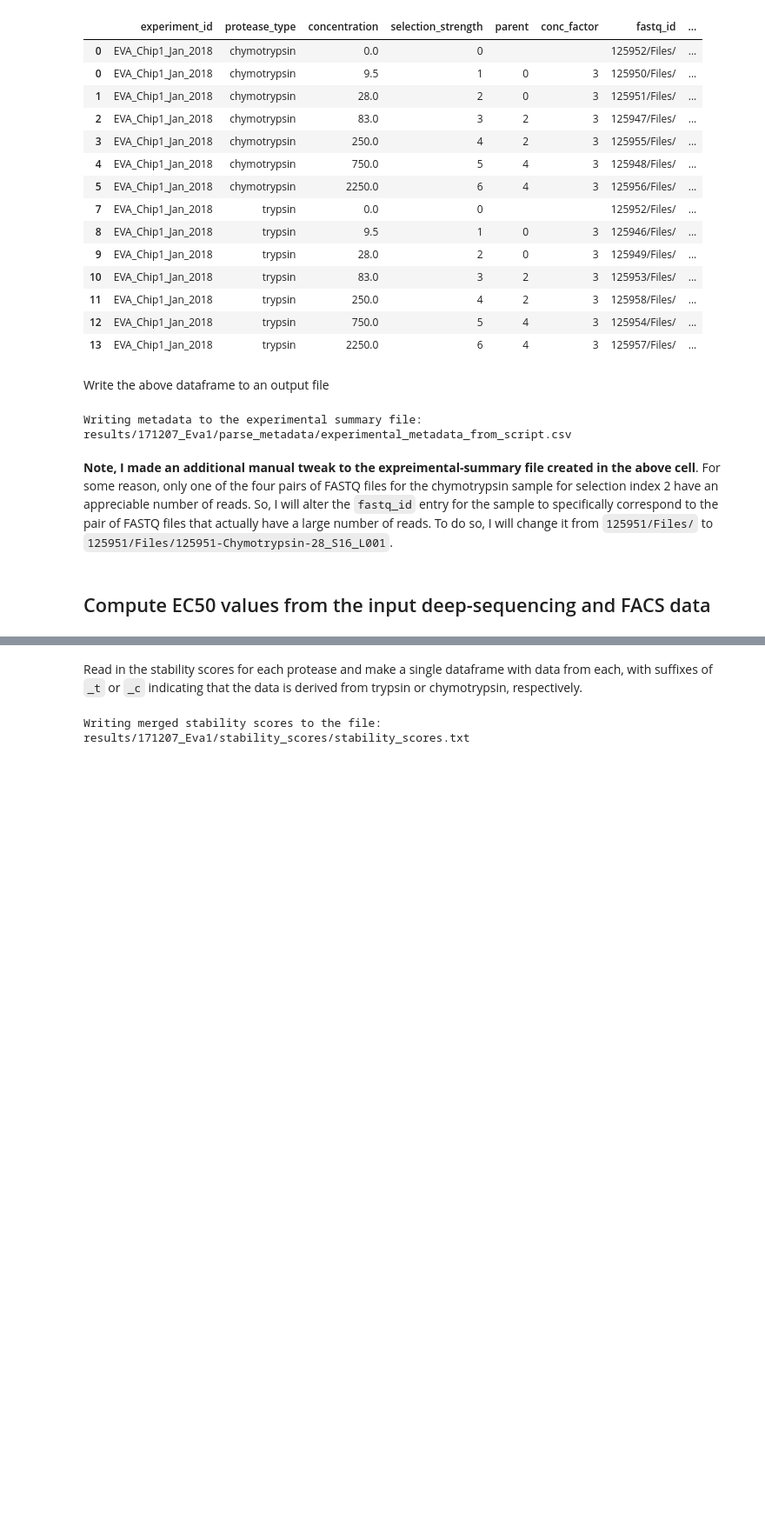
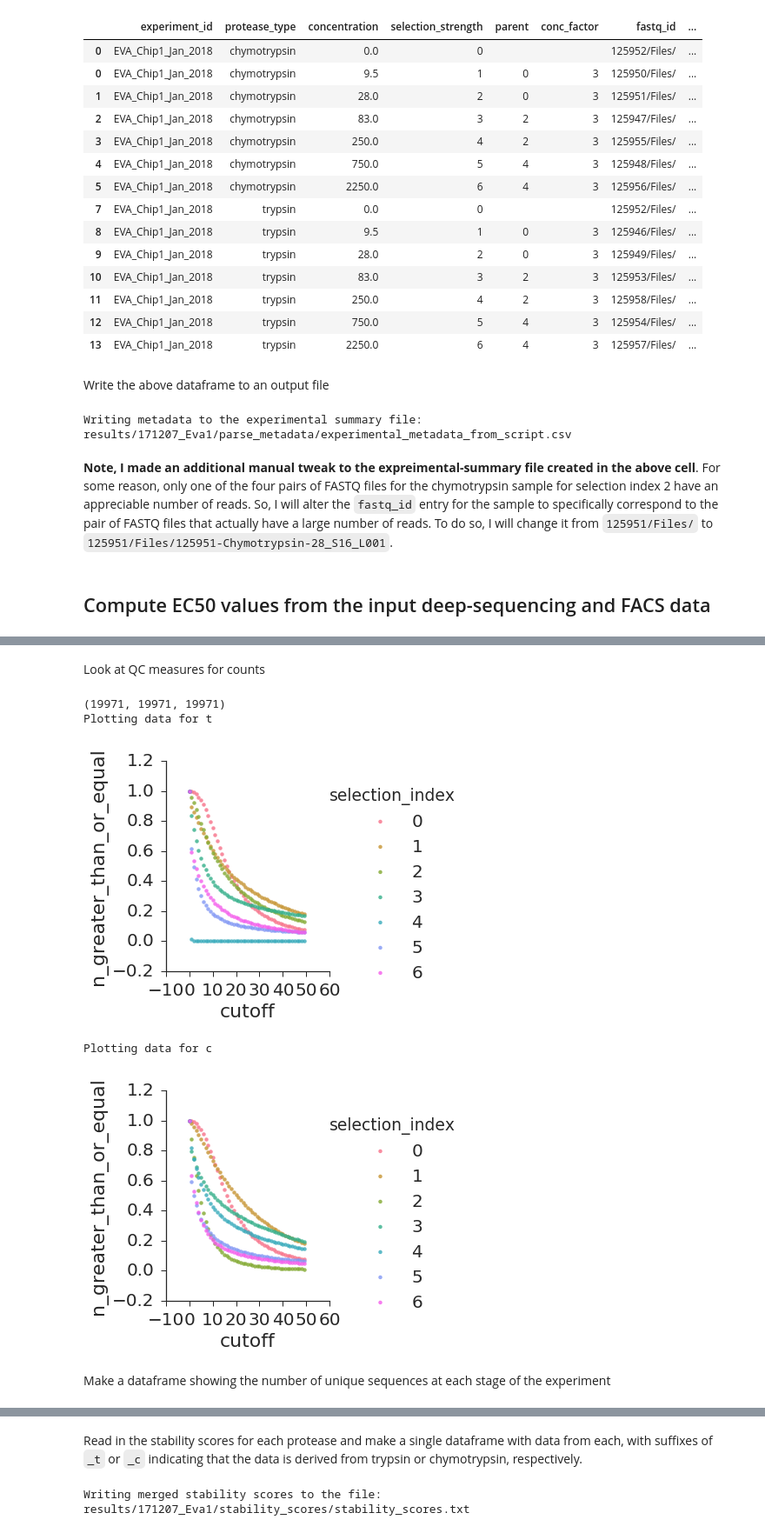
Before and after one commit to Haddox/prot_stab_analysis_pipeline, a Jupyter notebook: analysis_code_171207_Eva1.ipynb, the cells around one changed output, grey strips where cells are left out. Shown: that part at 87% size. Cells and saved outputs as stored; diff of their text form; code cells hidden in the pictures; blank space fills up the shorter version.

```diff
--- a/analysis_code_171207_Eva1.ipynb
+++ b/analysis_code_171207_Eva1.ipynb
@@ -429,0 +454,3 @@ print(cmd)
+# %%
+sns.set(font_scale=2)
+sns.set_style("ticks")
@@ -429,0 +580,60 @@ print(cmd)
+# %% [markdown]
+Look at QC measures for counts
+# %%
+# Read in counts from files
+df_t = pandas.read_csv(os.path.join(resultsdir, 'counts/trypsin.counts'), sep=' ')
+df_t.set_index('name', inplace=True)
+df_c = pandas.read_csv(os.path.join(resultsdir, 'counts/chymotrypsin.counts'), sep=' ')
+df_c.set_index('name', inplace=True)
+counts_df = df_t.merge(
+    df_c,
+    left_index=True,
+    right_index=True,
+    how='outer',
+    suffixes =['_t', '_c'])
+print(len(counts_df), len(df_t), len(df_c))
+#counts_df
+
+# Make a dataframe with data on the number of designs with counts greater than a given
+# cutoff
+counts_data_columns = ['protease', 'selection_index', 'cutoff', 'n_greater_than_or_equal']
+counts_data_dict = {
+    key : []
+    for key in counts_data_columns
+}
+cutoffs = np.arange(0,50,1)
+selection_indices = list(range(0,7))
+for protease in ['c', 't']:
+    for selection_index in selection_indices:
+        counts = counts_df['counts{0}_{1}'.format(selection_index, protease)]
+        for cutoff in cutoffs:
+            n_greater_than_or_equal = sum(counts >= cutoff)/float(len(counts))
+
+            counts_data_dict['protease'].append(protease)
+            counts_data_dict['selection_index'].append(selection_index)
+            counts_data_dict['cutoff'].append(cutoff)
+            counts_data_dict['n_greater_than_or_equal'].append(n_greater_than_or_equal)
+
+counts_data_df = pandas.DataFrame.from_dict(counts_data_dict)
+#counts_data_df
+
+# Plot the data
+for protease in ['t', 'c']:
+    print("Plotting data for {0}".format(protease))
+    data = counts_data_df[counts_data_df['protease']==protease]
+    sns.lmplot(
+        x="cutoff",
+        y="n_greater_than_or_equal",
+        data=data,
+        hue='selection_index',
+        fit_reg=False
+    )
+    plt.show()
+# %% [output]
+(19971, 19971, 19971)
+Plotting data for t
+[figure, added]
+Plotting data for c
+[figure, added]
+# %% [markdown]
+Make a dataframe showing the number of unique sequences at each stage of the experiment
```
Also changed, not shown: parts of 32 cells of this notebook, 9 other files.
